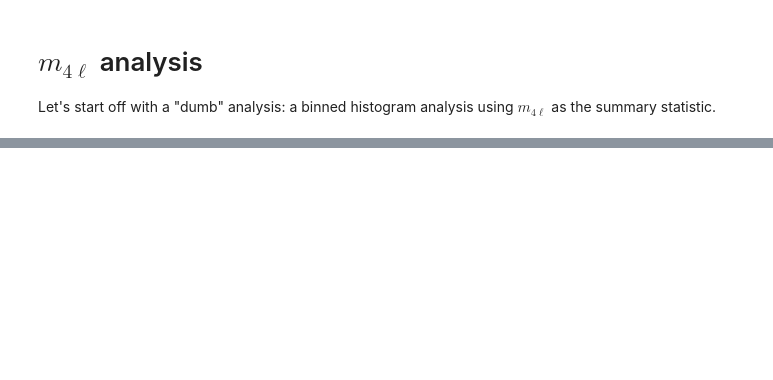
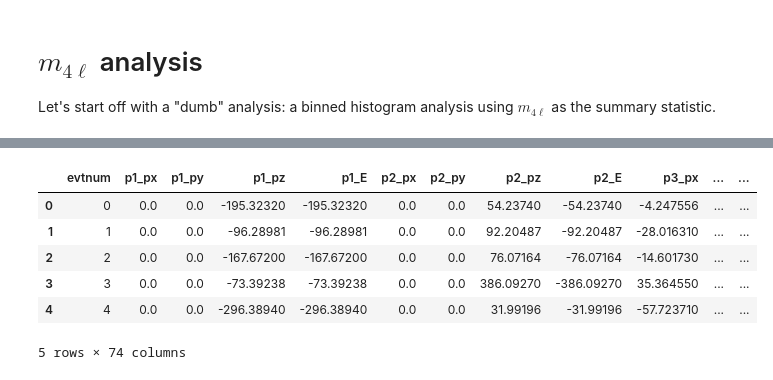
Before and after one commit to taehyounpark/higgs-offshell-interpretation, a Jupyter notebook: sensitivity-m4l.ipynb, the cells around one changed output, grey strips where cells are left out. Saved outputs shown, nothing was run; the diff lists cells and outputs as text; code cells hidden in the pictures; blank space fills up the shorter version.

```diff
--- a/sensitivity-m4l.ipynb
+++ b/sensitivity-m4l.ipynb
@@ -29,3 +15,34 @@ ggzz.events.head()
+# %%
+# read dataset
+lumi = 3000.0
+
+# cross-section x k-factor [fb]
+ggzz2e2m = c6.Sample(k=1.83, xs=1.4783394, events=pd.read_csv('/raven/u/taepa/mcfm/MCFM-10.3/Bin/ggZZ2e2m_all/events.csv'))
+ggzz4e = c6.Sample(k=1.83, xs=0.47412769, events=pd.read_csv('/raven/u/taepa/mcfm/MCFM-10.3/Bin/ggZZ4e_all/events.csv'))
+ggzz4m = c6.Sample(k=1.83, xs=0.47412769, events=pd.read_csv('/raven/u/taepa/mcfm/MCFM-10.3/Bin/ggZZ4m_all/events.csv'))
+ggzz2e2m.normalize(lumi)
+ggzz4e.normalize(lumi)
+ggzz4m.normalize(lumi)
+
+# concatenate all events into one sample
+ggzz = c6.Sample(k=1.83, xs=1.4783394+0.47412769+0.47412769, events = pd.concat([ggzz2e2m.events, ggzz4e.events, ggzz4m.events]))
+ggzz.sm_msq_key = 'msq_gg_sm'
+ggzz.c6_msq_map = {
+  -5 : 'msq_gg_c6_6',
+  -1 : 'msq_gg_c6_10',
+  0 : 'msq_gg_c6_11',
+  1 : 'msq_gg_c6_12',
+  5 : 'msq_gg_c6_16'
+}
+ggzz.events.head()
+# %% [output]
+|  | evtnum | p1_px | p1_py | p1_pz | p1_E | p2_px | p2_py | p2_pz | p2_E | p3_px | ... | ... |
+| 0 | 0 | 0.0 | 0.0 | -195.32320 | -195.32320 | 0.0 | 0.0 | 54.23740 | -54.23740 | -4.247556 | ... | ... |
+| 1 | 1 | 0.0 | 0.0 | -96.28981 | -96.28981 | 0.0 | 0.0 | 92.20487 | -92.20487 | -28.016310 | ... | ... |
+| 2 | 2 | 0.0 | 0.0 | -167.67200 | -167.67200 | 0.0 | 0.0 | 76.07164 | -76.07164 | -14.601730 | ... | ... |
+| 3 | 3 | 0.0 | 0.0 | -73.39238 | -73.39238 | 0.0 | 0.0 | 386.09270 | -386.09270 | 35.364550 | ... | ... |
+| 4 | 4 | 0.0 | 0.0 | -296.38940 | -296.38940 | 0.0 | 0.0 | 31.99196 | -31.99196 | -57.723710 | ... | ... |
+5 rows × 74 columns
 # %%
 # compute m4l
 ileptons = range(3,7)
```
Also changed, not shown: parts of 5 cells of this notebook, 11 other files.
